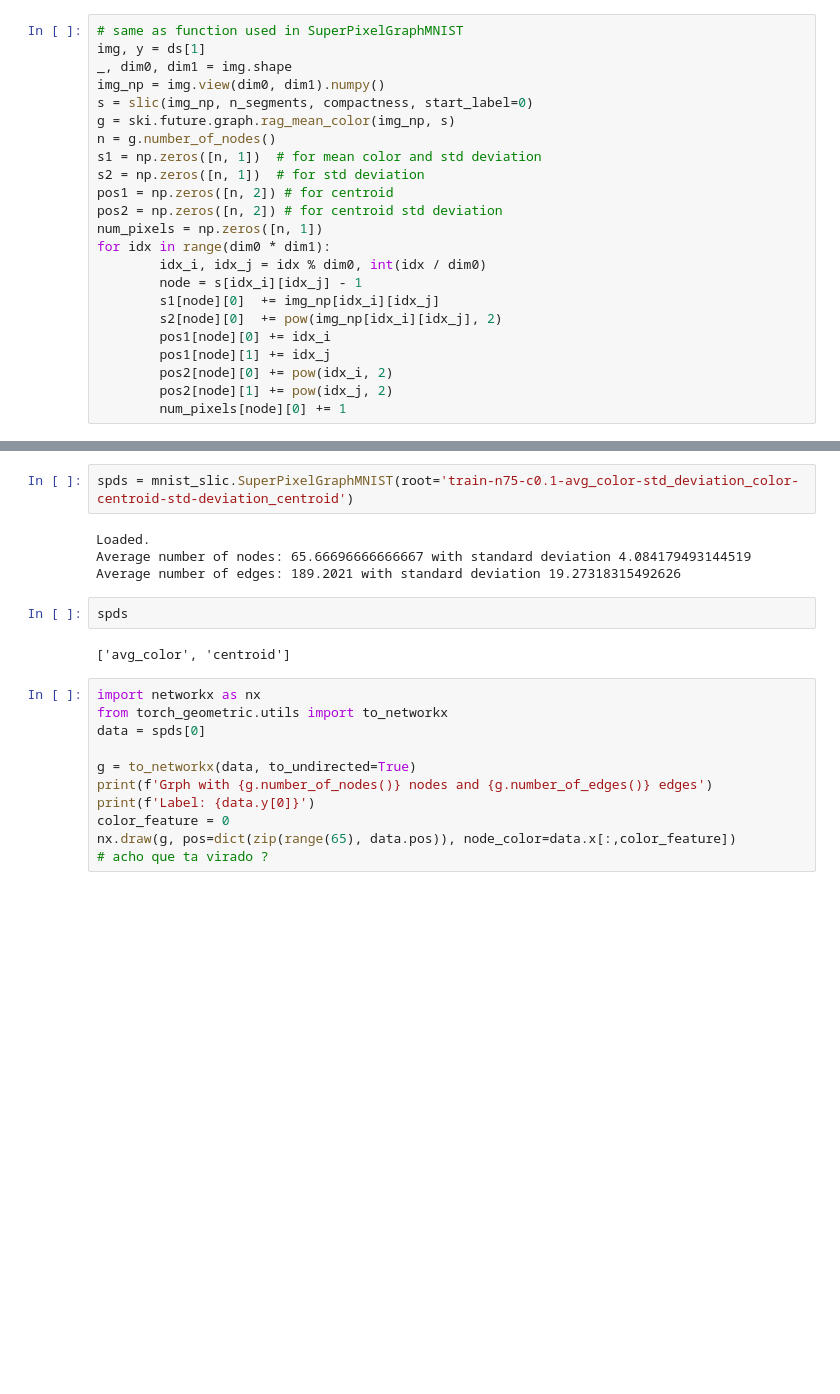
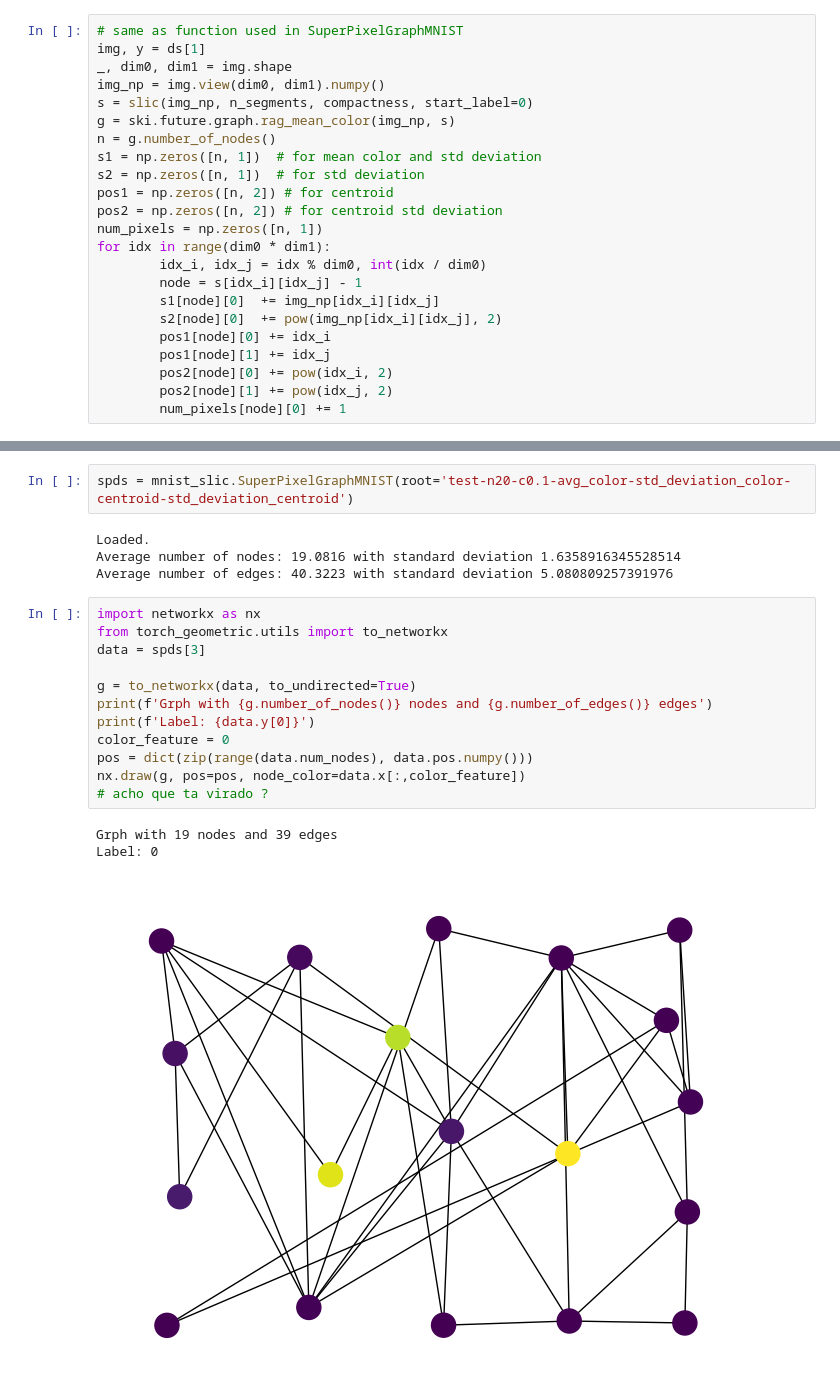
Before and after one commit to jpelayx/mnist-graphs, a Jupyter notebook: mnist_slic_viz.ipynb, the cells around one changed output, grey strips where cells are left out. Saved outputs shown, nothing was run; the diff lists cells and outputs as text; blank space fills up the shorter version.

```diff
--- a/mnist_slic_viz.ipynb
+++ b/mnist_slic_viz.ipynb
@@ -126,21 +115,22 @@ tensor([[0.0000e+00, 0.0000e+00, 1.0000e+00, 4.0000e+00, 8.1650e-01, 8.1650e-01]
 # %%
-spds = mnist_slic.SuperPixelGraphMNIST(root='train-n75-c0.1-avg_color-std_deviation_color-centroid-std-deviation_centroid')
+spds = mnist_slic.SuperPixelGraphMNIST(root='test-n20-c0.1-avg_color-std_deviation_color-centroid-std_deviation_centroid')
 # %% [output]
 Loaded.
-Average number of nodes: 65.66696666666667 with standard deviation 4.084179493144519
-Average number of edges: 189.2021 with standard deviation 19.27318315492626
+Average number of nodes: 19.0816 with standard deviation 1.6358916345528514
+Average number of edges: 40.3223 with standard deviation 5.080809257391976
-# %%
-spds
-# %% [output]
-['avg_color', 'centroid']
 # %%
 import networkx as nx
 from torch_geometric.utils import to_networkx
-data = spds[0]
+data = spds[3]
 
 g = to_networkx(data, to_undirected=True)
 print(f'Grph with {g.number_of_nodes()} nodes and {g.number_of_edges()} edges')
 print(f'Label: {data.y[0]}')
 color_feature = 0
-nx.draw(g, pos=dict(zip(range(65), data.pos)), node_color=data.x[:,color_feature])
+pos = dict(zip(range(data.num_nodes), data.pos.numpy()))
+nx.draw(g, pos=pos, node_color=data.x[:,color_feature])
 # acho que ta virado ?
+# %% [output]
+Grph with 19 nodes and 39 edges
+Label: 0
+[figure, added]
```
Also changed, not shown: parts of 5 cells of this notebook.
